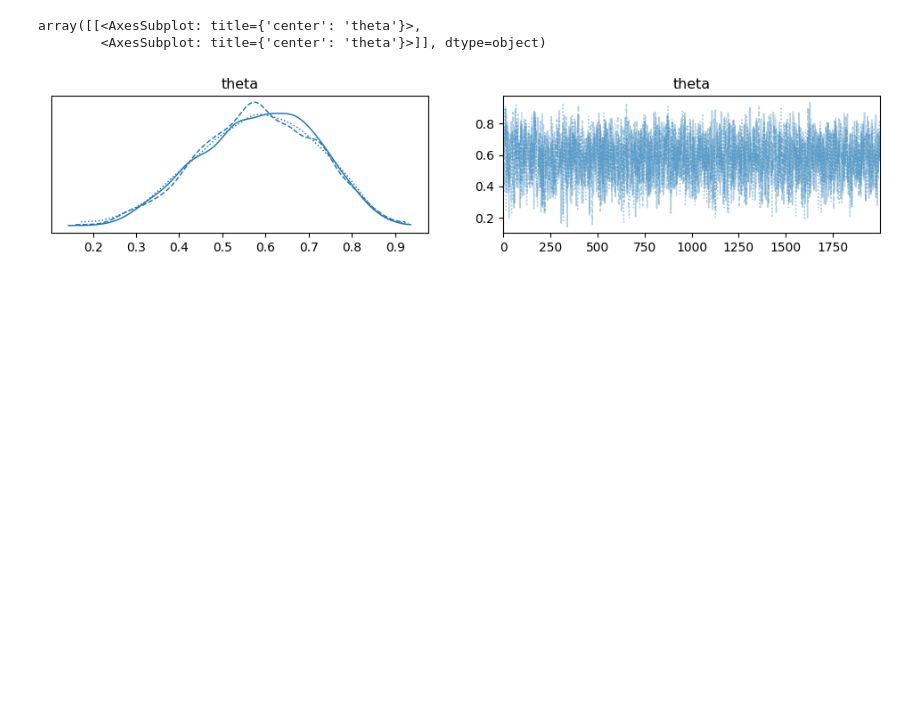
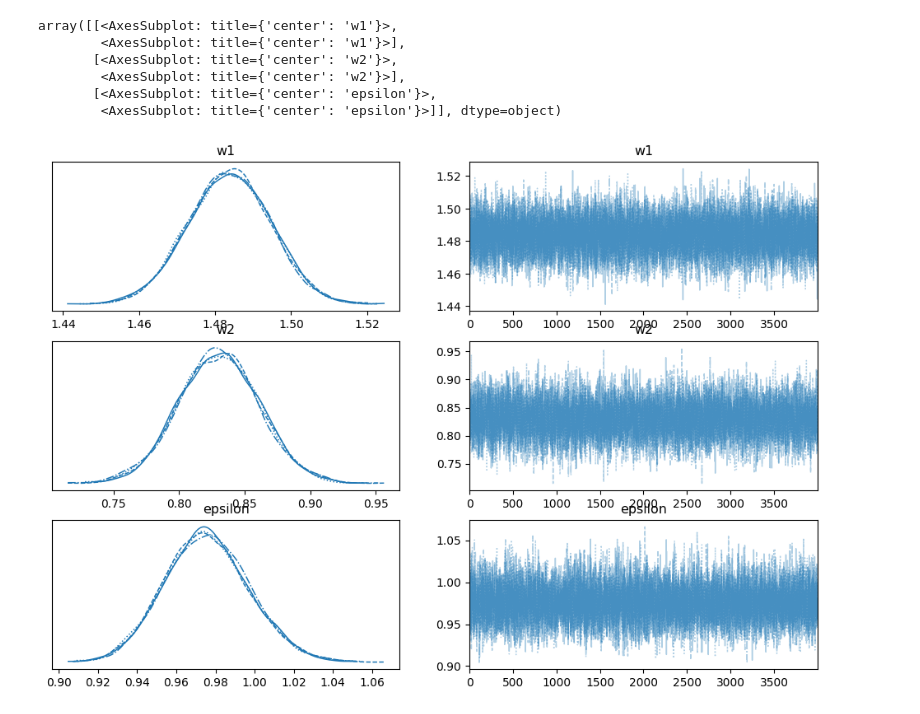
Before and after one commit to gonzou122/numpyro, a Jupyter notebook: code/test4.ipynb, the cells around one changed output. Saved outputs shown, nothing was run; the diff lists cells and outputs as text; code cells hidden in the pictures; blank space fills up the shorter version.

```diff
--- a/code/test4.ipynb
+++ b/code/test4.ipynb
@@ -27,12 +31,25 @@ def model(y):
+# %%
+def model(x,y = None):
+    #推論対象とするパラメータの事前分布
+    w1 = numpyro.sample('w1', numpyro.distributions.Normal(0,10))
+    w2 = numpyro.sample('w2', numpyro.distributions.Normal(0,10))
+    epsilon= numpyro.sample('epsilon', numpyro.distributions.HalfCauchy(5))
+
+    with numpyro.plate('data', len(x)):
+         y_pred = numpyro.sample('y_pred', numpyro.distributions.Normal(w1* x + w2, epsilon), obs = y)
 # %%
 kernel = numpyro.infer.NUTS(model)
-
-mcmc = numpyro.infer.MCMC(kernel, num_warmup=500, num_samples=2000, num_chains=3)
+mcmc = numpyro.infer.MCMC(kernel, num_warmup=100, num_samples=4000, num_chains=4)
-# %%
-mcmc.run(jax.random.PRNGKey(1), y=y)
+# %%
+#観測データ(x_data,y_data）でMCMCを実施
+mcmc.run(jax.random.PRNGKey(0), x_data, y_data)
 # %%
-az.plot_trace(mcmc)
+az.plot_trace(mcmc,var_names = ['w1','w2','epsilon'],figsize=(12,8))
 # %% [output]
-array([[<AxesSubplot: title={'center': 'theta'}>,
-        <AxesSubplot: title={'center': 'theta'}>]], dtype=object)
+array([[<AxesSubplot: title={'center': 'w1'}>,
+        <AxesSubplot: title={'center': 'w1'}>],
+       [<AxesSubplot: title={'center': 'w2'}>,
+        <AxesSubplot: title={'center': 'w2'}>],
+       [<AxesSubplot: title={'center': 'epsilon'}>,
+        <AxesSubplot: title={'center': 'epsilon'}>]], dtype=object)
-[figure, old version]
+[figure, new version]
```
Also changed, not shown: parts of 21 cells of this notebook.
